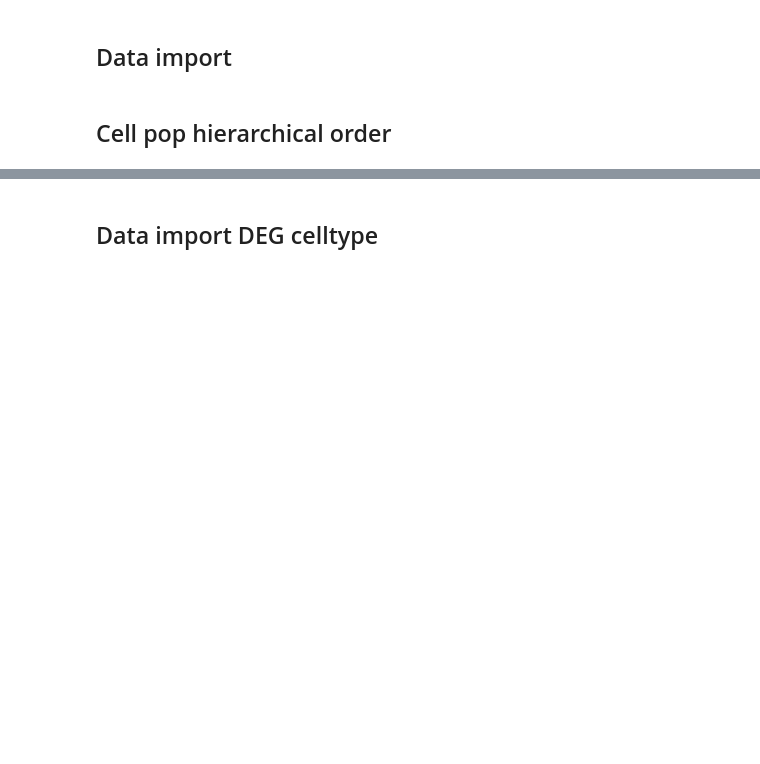
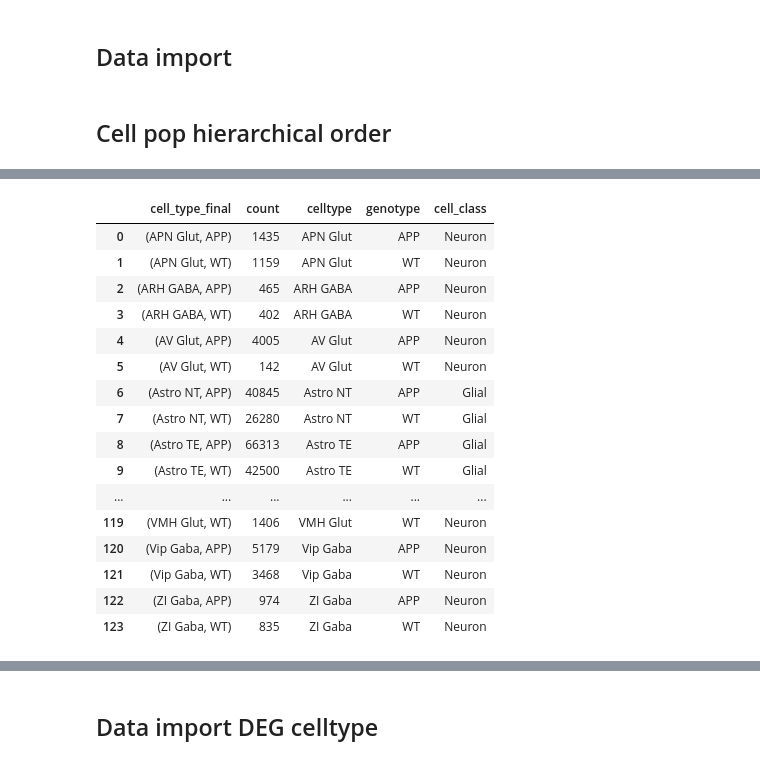
Before and after one commit to Carboneinerte/Pynda_ssc, a Jupyter notebook: v10D_Xenium_Downstream_Analysis_WIP.ipynb, the cells around one changed output, grey strips where cells are left out. Drawn from its saved outputs; the diff is of its cells as text; code cells hidden in the pictures; blank space fills up the shorter version.

```diff
--- a/v10D_Xenium_Downstream_Analysis_WIP.ipynb
+++ b/v10D_Xenium_Downstream_Analysis_WIP.ipynb
@@ -1416,7 +1438,34 @@ cell_pop = pd.DataFrame(data = {"cell_type_final" : cell_pop.index,
                                 "count" : cell_pop.values})
 # cell_pop.rename(columns={"ZT" : "count"})
 # %%
+from module.misc import cell_class
+
+cell_pop[['celltype','genotype']] = cell_pop['cell_type_final'].apply(pd.Series)
+
+class_dict = cell_class()
+cell_pop['cell_class'] = 'Neuron'
+cell_pop['cell_class'] = cell_pop['celltype'].map(class_dict)
+cell_pop['cell_class'] = cell_pop['cell_class'].fillna('Neuron')
+
 cell_pop
+# %% [output]
+|  | cell_type_final | count | celltype | genotype | cell_class |
+| 0 | (APN Glut, APP) | 1435 | APN Glut | APP | Neuron |
+| 1 | (APN Glut, WT) | 1159 | APN Glut | WT | Neuron |
+| 2 | (ARH GABA, APP) | 465 | ARH GABA | APP | Neuron |
+| 3 | (ARH GABA, WT) | 402 | ARH GABA | WT | Neuron |
+| 4 | (AV Glut, APP) | 4005 | AV Glut | APP | Neuron |
+| 5 | (AV Glut, WT) | 142 | AV Glut | WT | Neuron |
+| 6 | (Astro NT, APP) | 40845 | Astro NT | APP | Glial |
+| 7 | (Astro NT, WT) | 26280 | Astro NT | WT | Glial |
+| 8 | (Astro TE, APP) | 66313 | Astro TE | APP | Glial |
+| 9 | (Astro TE, WT) | 42500 | Astro TE | WT | Glial |
+| ... | ... | ... | ... | ... | ... |
+| 119 | (VMH Glut, WT) | 1406 | VMH Glut | WT | Neuron |
+| 120 | (Vip Gaba, APP) | 5179 | Vip Gaba | APP | Neuron |
+| 121 | (Vip Gaba, WT) | 3468 | Vip Gaba | WT | Neuron |
+| 122 | (ZI Gaba, APP) | 974 | ZI Gaba | APP | Neuron |
+| 123 | (ZI Gaba, WT) | 835 | ZI Gaba | WT | Neuron |
 # %%
 # cell_pop['cell_type_final'] = cell_pop.index
 cell_pop.sort_values(by='cell_type_final', inplace=True, ignore_index=True)
```
Also changed, not shown: parts of 8 cells of this notebook, 1 other file.
